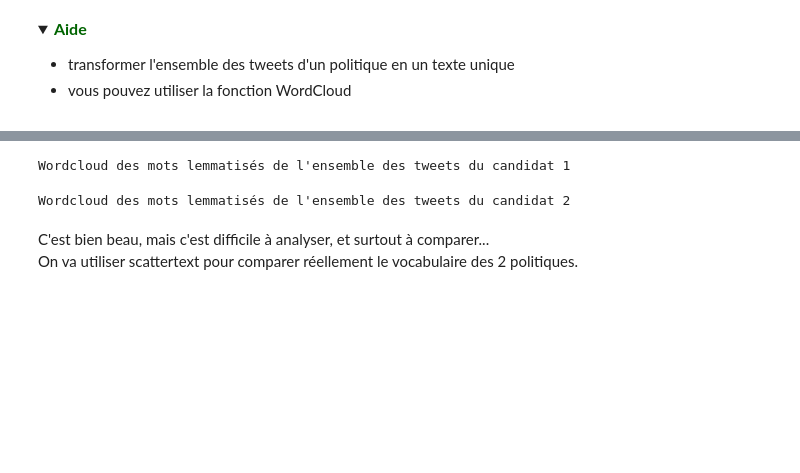
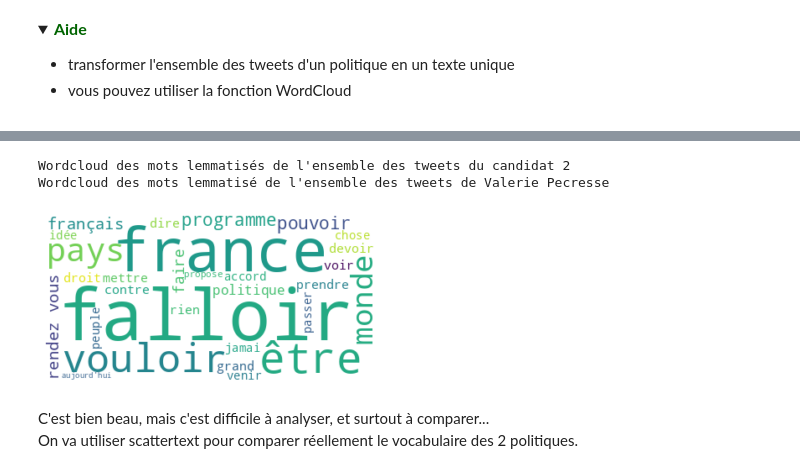
Before and after one commit to GregHHH/Python, a Jupyter notebook: NLP/tweet/TP_analyse_tweets_TODO.ipynb, the cells around one changed output, grey strips where cells are left out. Drawn from its saved outputs; the diff is of its cells as text; code cells hidden in the pictures; folded sections open; blank space fills up the shorter version.

```diff
--- a/NLP/tweet/TP_analyse_tweets_TODO.ipynb
+++ b/NLP/tweet/TP_analyse_tweets_TODO.ipynb
@@ -519,19 +715,15 @@ On trace un nuage de mots pour chacun des politiques pour voir ce qui ressort
 # %%
-# Faire un texte unique pour les tweets de JLM
+# Faire un texte unique pour les tweets de V.Pecresse
 #TODO
-print("Wordcloud des mots lemmatisés de l'ensemble des tweets du candidat 1")
-#Faire le wordcloud
+print("Wordcloud des mots lemmatisés de l'ensemble des tweets du candidat 2")
+lemat_candidat1 = " ".join(df_tweets.loc[df_tweets.user_id=="JeanLuc_Melenchon","text_preprocess"])
+print("Wordcloud des mots lemmatisé de l'ensemble des tweets de Valerie Pecresse")
+create_wordcloud(lemat_candidat1, 30)
 #TODO
 # %% [output]
-Wordcloud des mots lemmatisés de l'ensemble des tweets du candidat 1
+Wordcloud des mots lemmatisés de l'ensemble des tweets du candidat 2
+Wordcloud des mots lemmatisé de l'ensemble des tweets de Valerie Pecresse
+[figure, added]
-# %%
-# Faire un texte unique pour les tweets de JLM
-#TODO
-print("Wordcloud des mots lemmatisés de l'ensemble des tweets du candidat 2")
-#Faire le wordcloud
-#TODO
-# %% [output]
-Wordcloud des mots lemmatisés de l'ensemble des tweets du candidat 2
 # %% [markdown]
 C'est bien beau, mais c'est difficile à analyser, et surtout à comparer... \
 On va utiliser scattertext pour comparer réellement le vocabulaire des 2 politiques.
```
Also changed, not shown: parts of 52 cells of this notebook, 4 other files.
